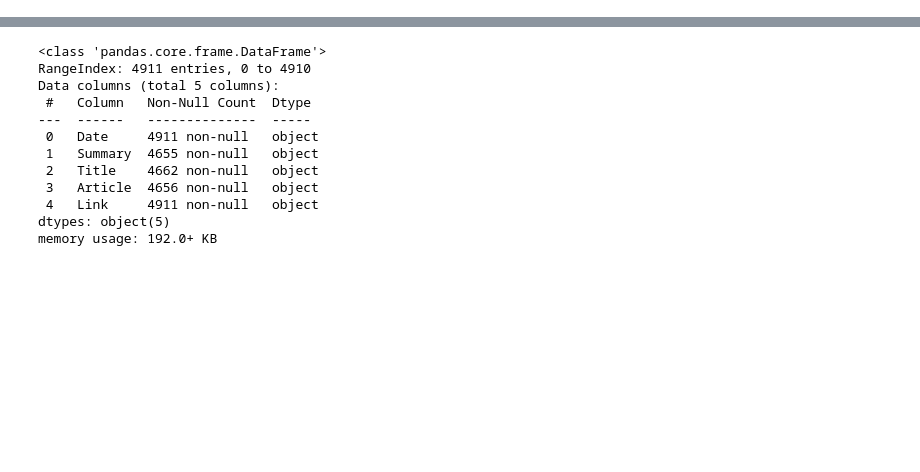
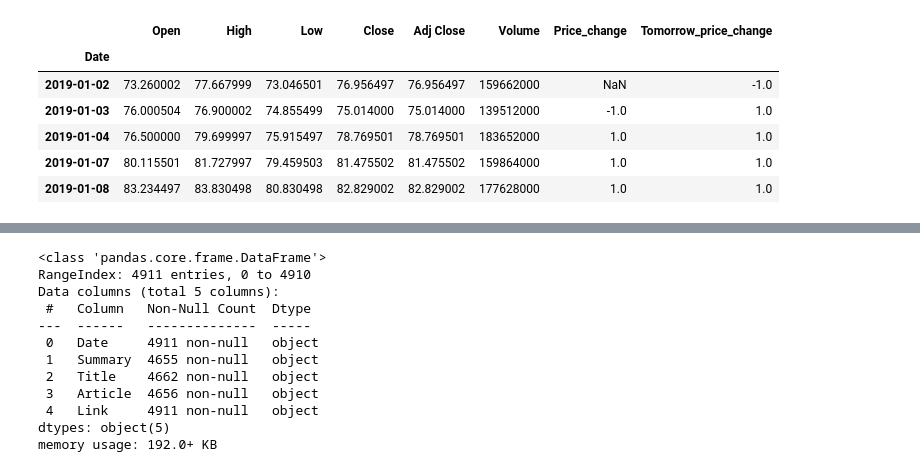
Before and after one commit to nankli/Dailynews_stock_predictor, a Jupyter notebook: Data_Prep_and_NLP.ipynb, the cells around one changed output, grey strips where cells are left out. Cells and saved outputs as stored; diff of their text form; code cells hidden in the pictures; blank space fills up the shorter version.

```diff
--- a/Data_preprocessing.ipynb
+++ b/Data_Prep_and_NLP.ipynb
@@ -41,3 +54,15 @@ memory usage: 41.4 KB
+# %%
+#add tomorrow_price_change as the target feature
+stock_df['Tomorrow_price_change'] = stock_df['Price_change'].shift(-1)
+stock_df.head()
+# %% [output]
+|  | Open | High | Low | Close | Adj Close | Volume | Price_change | Tomorrow_price_change |
+| Date |  |  |  |  |  |  |  |  |
+| 2019-01-02 | 73.260002 | 77.667999 | 73.046501 | 76.956497 | 76.956497 | 159662000 | NaN | -1.0 |
+| 2019-01-03 | 76.000504 | 76.900002 | 74.855499 | 75.014000 | 75.014000 | 139512000 | -1.0 | 1.0 |
+| 2019-01-04 | 76.500000 | 79.699997 | 75.915497 | 78.769501 | 78.769501 | 183652000 | 1.0 | 1.0 |
+| 2019-01-07 | 80.115501 | 81.727997 | 79.459503 | 81.475502 | 81.475502 | 159864000 | 1.0 | 1.0 |
+| 2019-01-08 | 83.234497 | 83.830498 | 80.830498 | 82.829002 | 82.829002 | 177628000 | 1.0 | 1.0 |
 # %%
 #read news data
 amazon = './newsarticles_amazon.csv'
```
Also changed, not shown: parts of 25 cells of this notebook, 2 other files.
